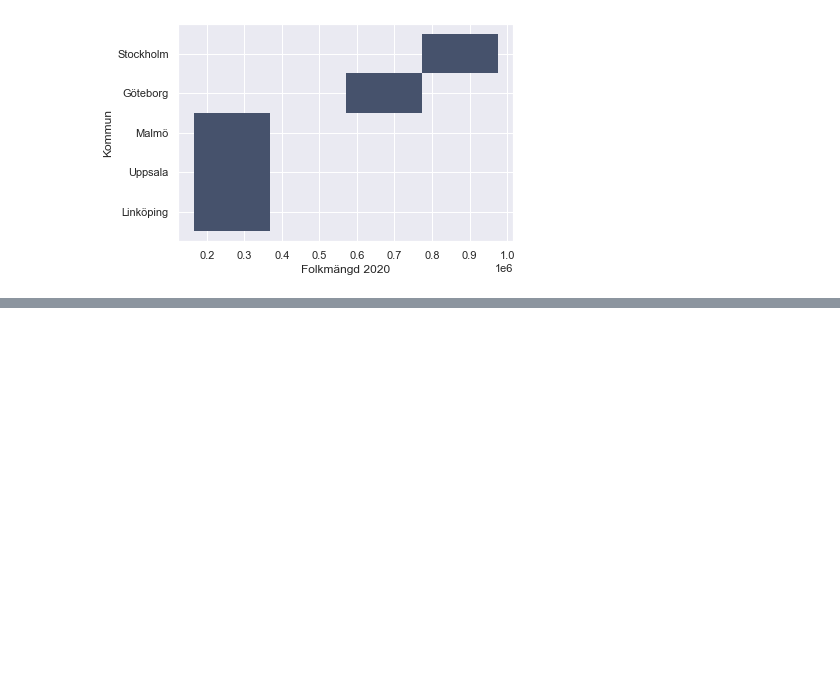
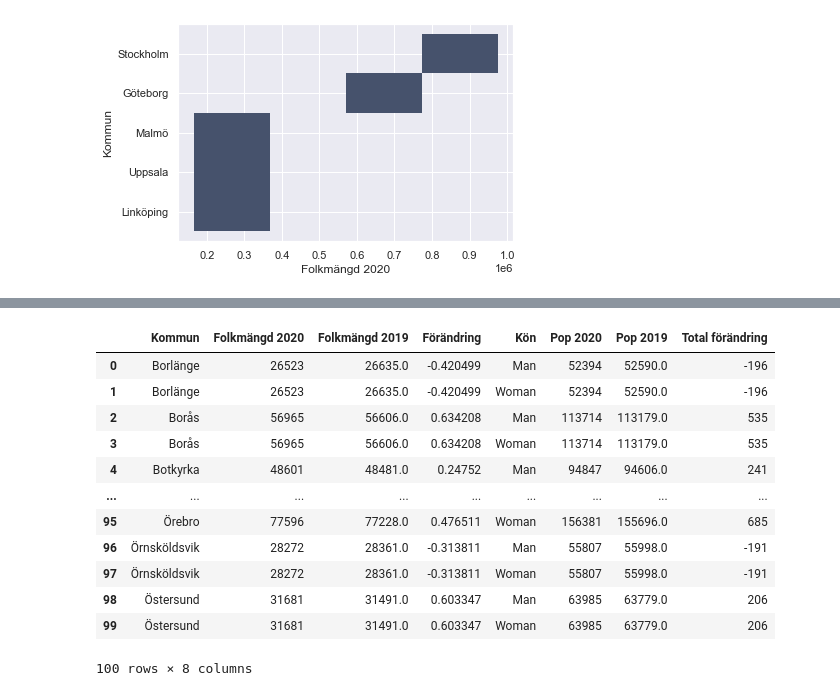
Before and after one commit to FHegardt/Databehandling_Fredrik_Hegardt, a Jupyter notebook: Exercises/01.basic.ipynb, the cells around one changed output, grey strips where cells are left out. Drawn from its saved outputs; the diff is of its cells as text; code cells hidden in the pictures; blank space fills up the shorter version.

```diff
--- a/Exercises/01.basic.ipynb
+++ b/Exercises/01.basic.ipynb
@@ -89,0 +118,7 @@ sns.histplot(data=komtopp_5,x="Folkmängd 2020", y = "Kommun", kde=True, multipl
+# %%
+komtopp_woman = komtopp_man.rename(dict({"Unnamed: 0" : "Rank 2020", "Unnamed: 1" : "Rank 2019", "Unnamed: 2" : "Kommun",
+        "Unnamed: 3" : "Folkmängd 2020", "Unnamed: 4" : "Folkmängd 2019", "Unnamed: 5":
+        "Förändring"   }), axis = "columns")
+
+komtopp_woman["Kön"] = "Woman"
+komtopp_woman
@@ -89,0 +139,3 @@ sns.histplot(data=komtopp_5,x="Folkmängd 2020", y = "Kommun", kde=True, multipl
+# %%
+tillsammans = pd.concat([komtopp_man, komtopp_woman])
+tillsammans.set_index("Kommun")
@@ -89,0 +157,3 @@ sns.histplot(data=komtopp_5,x="Folkmängd 2020", y = "Kommun", kde=True, multipl
+# %%
+tillsammans2 = tillsammans.drop(["Rank 2019", "Rank 2020"], axis = "columns")
+tillsammans2
@@ -89,0 +174,19 @@ sns.histplot(data=komtopp_5,x="Folkmängd 2020", y = "Kommun", kde=True, multipl
+# %%
+komtopp = komtopp.rename(dict({"Folkmängd 2020": "Pop 2020", "Folkmängd 2019" : "Pop 2019" , "Förändring" : "Total förändring"}), axis = "columns")
+komtopp = komtopp.drop(["Rank 2020","Rank 2019"], axis = "columns")
+# %%
+pd.merge(tillsammans2,komtopp, on = "Kommun")
+# %% [output]
+|  | Kommun | Folkmängd 2020 | Folkmängd 2019 | Förändring | Kön | Pop 2020 | Pop 2019 | Total förändring |
+| 0 | Borlänge | 26523 | 26635.0 | -0.420499 | Man | 52394 | 52590.0 | -196 |
+| 1 | Borlänge | 26523 | 26635.0 | -0.420499 | Woman | 52394 | 52590.0 | -196 |
+| 2 | Borås | 56965 | 56606.0 | 0.634208 | Man | 113714 | 113179.0 | 535 |
+| 3 | Borås | 56965 | 56606.0 | 0.634208 | Woman | 113714 | 113179.0 | 535 |
+| 4 | Botkyrka | 48601 | 48481.0 | 0.24752 | Man | 94847 | 94606.0 | 241 |
+| ... | ... | ... | ... | ... | ... | ... | ... | ... |
+| 95 | Örebro | 77596 | 77228.0 | 0.476511 | Woman | 156381 | 155696.0 | 685 |
+| 96 | Örnsköldsvik | 28272 | 28361.0 | -0.313811 | Man | 55807 | 55998.0 | -191 |
+| 97 | Örnsköldsvik | 28272 | 28361.0 | -0.313811 | Woman | 55807 | 55998.0 | -191 |
+| 98 | Östersund | 31681 | 31491.0 | 0.603347 | Man | 63985 | 63779.0 | 206 |
+| 99 | Östersund | 31681 | 31491.0 | 0.603347 | Woman | 63985 | 63779.0 | 206 |
+100 rows × 8 columns
```
Also changed, not shown: parts of 6 cells of this notebook.
